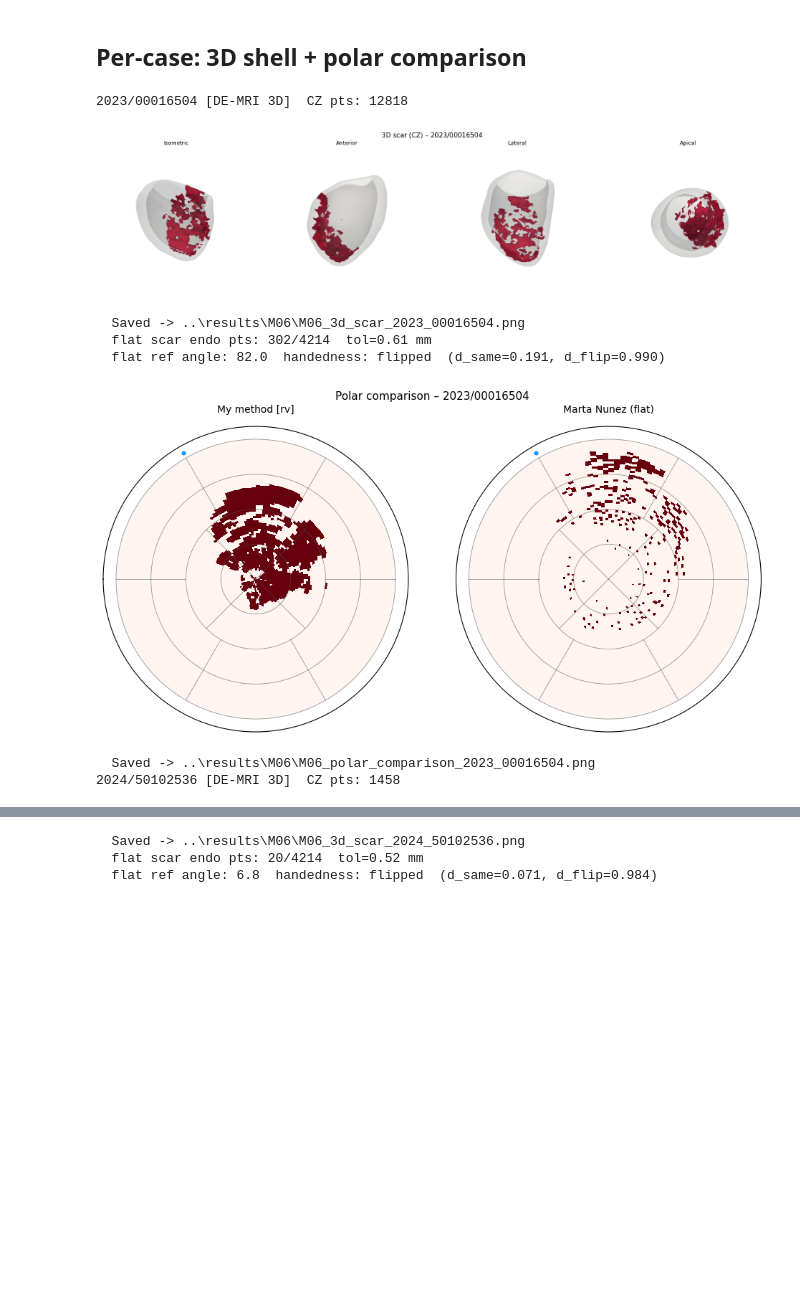
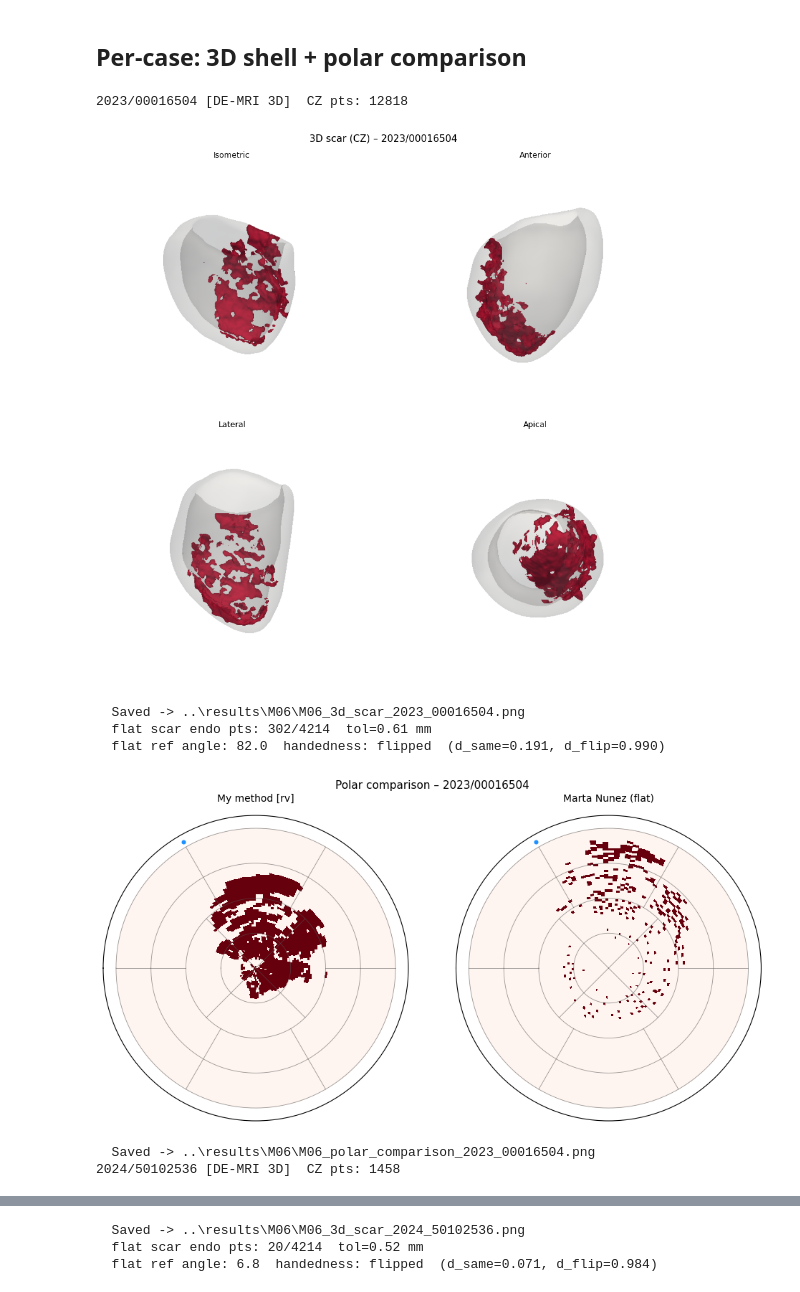
Before and after one commit to jcompanys/scar_tissue_that_I_wish_you_saw, a Jupyter notebook: lv-scar-segmentation/notebooks/M06_flattening_comparison.ipynb, the cells around one changed output, grey strips where cells are left out. Cells and saved outputs as stored; diff of their text form; code cells hidden in the pictures; blank space fills up the shorter version.

```diff
--- a/lv-scar-segmentation/notebooks/M06_flattening_comparison.ipynb
+++ b/lv-scar-segmentation/notebooks/M06_flattening_comparison.ipynb
@@ -133,6 +133,10 @@ for year, pid in CASES:
     cz_pts = np.array(core.points)
     print(f'{year}/{pid} [{data["variant"]}]  CZ pts: {len(cz_pts)}')
 
+    if len(cz_pts) == 0:
+        print(f'  SKIP {year}/{pid}: empty CZ mesh')
+        continue
+
     # ── 3D shell: 4 views (CZ only) ──────────────────────────────────────────
     _views = [
         ('Isometric',  'view_isometric'),
@@ -146,16 +150,22 @@ for year, pid in CASES:
         pl.set_background('white')
         pl.add_mesh(shell, color='#cccccc', opacity=0.15, smooth_shading=True, show_scalar_bar=False)
         pl.add_mesh(core,  color='crimson', opacity=0.95, smooth_shading=True, show_scalar_bar=False)
-        if _view_fn == 'view_xy':
-            pl.view_xy(negative=True)
-        else:
-            getattr(pl, _view_fn)()
+        try:
+            if _view_fn == 'view_xy':
+                try:
+                    pl.view_xy(negative=True)
+                except TypeError:
+                    pl.view_xy(); pl.camera.azimuth += 180
+            else:
+                getattr(pl, _view_fn)()
+        except AttributeError:
+            pl.view_isometric()  # fallback
         imgs_3d.append((_label, pl.screenshot(None, return_img=True)))
         pl.close()
 
-    fig3d, axes3d = plt.subplots(1, 4, figsize=(16, 4))
+    fig3d, axes3d = plt.subplots(2, 2, figsize=(10, 9))
     fig3d.suptitle(f'3D scar (CZ) – {year}/{pid}', fontsize=11)
-    for ax, (_label, img) in zip(axes3d, imgs_3d):
+    for ax, (_label, img) in zip(axes3d.ravel(), imgs_3d):
         ax.imshow(img)
         ax.set_title(_label, fontsize=9)
         ax.axis('off')
@@ -166,68 +176,77 @@ for year, pid in CASES:
     print(f'  Saved -> {out3d}')
 
     # ── my method: project CZ pts directly via lv_geometry ───────────────────
-    geom         = prepare_polar_geometry(endo, rv_mesh=rv)
+    geom           = prepare_polar_geometry(endo, rv_mesh=rv)
     theta_cz, s_cz = project_points_to_polar(cz_pts, geom)
-    theta_cz_cw  = (2.0*np.pi - theta_cz) % (2.0*np.pi)
-    scar_pm      = polar_mask(theta_cz_cw, s_cz, N_R, N_THETA, AHA_DISPLAY_DEG).astype(float)
+    theta_cz_cw    = (2.0*np.pi - theta_cz) % (2.0*np.pi)
+    scar_pm        = polar_mask(theta_cz_cw, s_cz, N_R, N_THETA, AHA_DISPLAY_DEG).astype(float)
 
-    # ── flat method: proximity core→endo in 3D, then use flat 2D coords ──────
+    # ── flat method: proximity core->endo in 3D, then use flat 2D coords ─────
     endo_pts = np.array(endo.points)
     pts2d    = np.array(flat.points)      # z=0, point[i] == endo_pts[i]
     x_f, y_f = pts2d[:, 0], pts2d[:, 1]
 
-    # tol from core mesh internal spacing
-    _core_tree  = cKDTree(cz_pts)
-    _nn, _      = _core_tree.query(cz_pts, k=2)
-    _tol        = np.median(_nn[:, 1]) * 2.0
-    _dist, _    = _core_tree.query(endo_pts, workers=-1)
-    is_scar     = _dist < _tol
+    # tol from core mesh internal spacing (guard: single-point CZ)
+    _core_tree = cKDTree(cz_pts)
+    if len(cz_pts) >= 2:
+        _nn, _ = _core_tree.query(cz_pts, k=2)
+        _tol   = np.median(_nn[:, 1]) * 2.0
+    else:
+        _tol = 5.0  # fallback 5 mm when only 1 CZ point
+    _dist, _ = _core_tree.query(endo_pts)
+    is_scar  = _dist < _tol
     print(f'  flat scar endo pts: {is_scar.sum()}/{len(endo_pts)}  tol={_tol:.2f} mm')
 
     # RV ref angle: endo point closest to theta=0 in basal band
     theta_endo, s_endo = project_points_to_polar(endo_pts, geom)
     theta_endo_cw = (2.0*np.pi - theta_endo) % (2.0*np.pi)
-    basal_mask  = (s_endo >= 0.6) & (s_endo <= 0.85)
-    circ_dist   = np.abs(((theta_endo_cw + np.pi) % (2.0*np.pi)) - np.pi)
+    basal_mask    = (s_endo >= 0.6) & (s_endo <= 0.85)
+
+    if basal_mask.sum() == 0:
+        print('  WARNING: no basal endo points found; using full endo for RV ref')
+        basal_mask = np.ones(len(endo_pts), dtype=bool)
+
+    circ_dist = np.abs(((theta_endo_cw + np.pi) % (2.0*np.pi)) - np.pi)
     circ_dist[~basal_mask] = np.inf
     rv_endo_idx = int(np.argmin(circ_dist))
     ref_angle   = np.arctan2(y_f[rv_endo_idx], x_f[rv_endo_idx])
 
     theta_flat_raw  = (np.arctan2(y_f, x_f) - ref_angle) % (2.0*np.pi)
     theta_flat_flip = (2.0*np.pi - theta_flat_raw) % (2.0*np.pi)
     bp = basal_mask
-    d_same = np.mean(np.cos(theta_flat_raw[bp]  - theta_endo_cw[bp]))
-    d_flip = np.mean(np.cos(theta_flat_flip[bp] - theta_endo_cw[bp]))
-    if d_same >= d_flip:
+    if bp.sum() > 0:
+        d_same = np.mean(np.cos(theta_flat_raw[bp]  - theta_endo_cw[bp]))
+        d_flip = np.mean(np.cos(theta_flat_flip[bp] - theta_endo_cw[bp]))
+        theta_flat_cw = theta_flat_raw if d_same >= d_flip else theta_flat_flip
+        hand = 'same' if d_same >= d_flip else 'flipped'
+    else:
+        d_same, d_flip = float('nan'), float('nan')
         theta_flat_cw = theta_flat_raw
-        hand = 'same'
-    else:
-        theta_flat_cw = theta_flat_flip
-        hand = 'flipped'
+        hand = 'same (no basal pts)'
     print(f'  flat ref angle: {np.rad2deg(ref_angle):.1f}  handedness: {hand}'
           f'  (d_same={d_same:.3f}, d_flip={d_flip:.3f})')
 
     r_flat    = np.sqrt(x_f**2 + y_f**2)
     r_norm    = r_flat / (r_flat.max() + 1e-9)
     scar_pm_f = polar_mask(theta_flat_cw[is_scar], r_norm[is_scar], N_R, N_THETA, AHA_DISPLAY_DEG).astype(float)
 
-    # ── plot ──────────────────────────────────────────────────────────────────
+    # ── plot ─────────────────────────────────────────────────────────────────
     fig, axes = plt.subplots(1, 2, figsize=(10, 5), subplot_kw=dict(projection='polar'))
     for ax, pm, title in zip(axes,
             [scar_pm, scar_pm_f],
             ['My method [rv]', 'Marta Nunez (flat)']):
         ax.pcolormesh(T2, R2, pm, cmap='Reds', vmin=0, vmax=1, shading='flat')
         _draw_bullseye_grid(ax)
         ax.set_title(title, pad=14, fontsize=10)
     plt.suptitle(f'Polar comparison – {year}/{pid}', fontsize=11)
     plt.tight_layout()
     out = OUT_DIR / f'M06_polar_comparison_{year}_{pid}.png'
     plt.savefig(out, dpi=150, bbox_inches='tight')
     plt.show()
     print(f'  Saved -> {out}')
 # %% [output]
 2023/00016504 [DE-MRI 3D]  CZ pts: 12818
-[figure, old version]
+[figure, new version]
   Saved -> ..\results\M06\M06_3d_scar_2023_00016504.png
   flat scar endo pts: 302/4214  tol=0.61 mm
   flat ref angle: 82.0  handedness: flipped  (d_same=0.191, d_flip=0.990)
```
Also changed, not shown: parts of 1 cell of this notebook, 23 other files.
